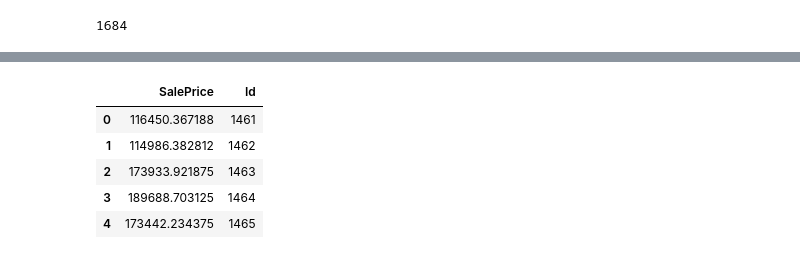
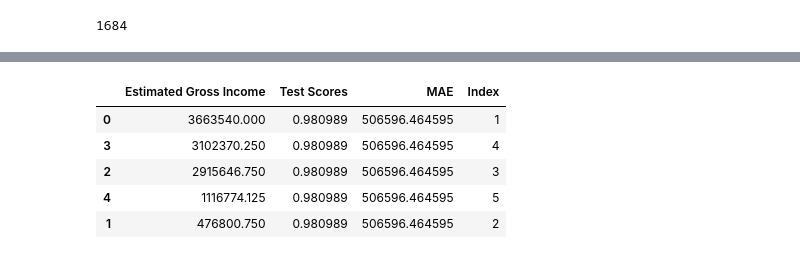
Before and after one commit to starkjones/NYC-Condominium-Rental-Income-Analysis, a Jupyter notebook: NYC_Condo_Comp_RI__Analysis.ipynb, the cells around one changed output, grey strips where cells are left out. Cells and saved outputs as stored; diff of their text form; code cells hidden in the pictures.

```diff
--- a/NYC_Condo_Comp_RI__Analysis.ipynb
+++ b/NYC_Condo_Comp_RI__Analysis.ipynb
@@ -1268,16 +1262,20 @@ NameError: ignored
-# %%
-# Data Frame of Sequencial test predictions:
-
-
-nn_pred_df = pd.DataFrame(nn_test_predicitions, columns= ['SalePrice'])
-
-nn_pred_df['Id'] = df_test['id']
-
-nn_pred_df.head()
-# %% [output]
-|  | SalePrice | Id |
-| 0 | 116450.367188 | 1461 |
-| 1 | 114986.382812 | 1462 |
-| 2 | 173933.921875 | 1463 |
-| 3 | 189688.703125 | 1464 |
-| 4 | 173442.234375 | 1465 |
+# %%
+# Data Frame of Sequencial test predictions:
+
+
+nn2_pred_df = pd.DataFrame(nn2_test_predicitions, columns= ['Estimated Gross Income'])
+
+nn2_pred_df['Test Scores'] = r2_score(y_test, nn2predict)
+
+nn2_pred_df['MAE'] = mean_absolute_error(y_test, nn2predict)
+
+nn2_pred_df['Index'] = list(range(1,268))
+
+nn2_pred_df.head().sort_values(by= 'Estimated Gross Income', ascending = False)
+# %% [output]
+|  | Estimated Gross Income | Test Scores | MAE | Index |
+| 0 | 3663540.000 | 0.980989 | 506596.464595 | 1 |
+| 3 | 3102370.250 | 0.980989 | 506596.464595 | 4 |
+| 2 | 2915646.750 | 0.980989 | 506596.464595 | 3 |
+| 4 | 1116774.125 | 0.980989 | 506596.464595 | 5 |
+| 1 | 476800.750 | 0.980989 | 506596.464595 | 2 |
```
Also changed, not shown: parts of 16 cells of this notebook.
